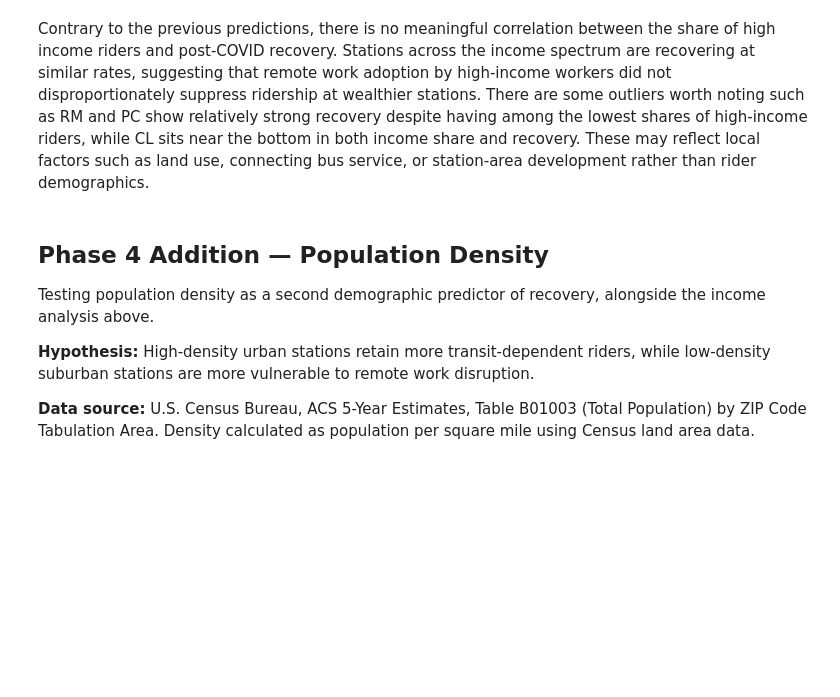
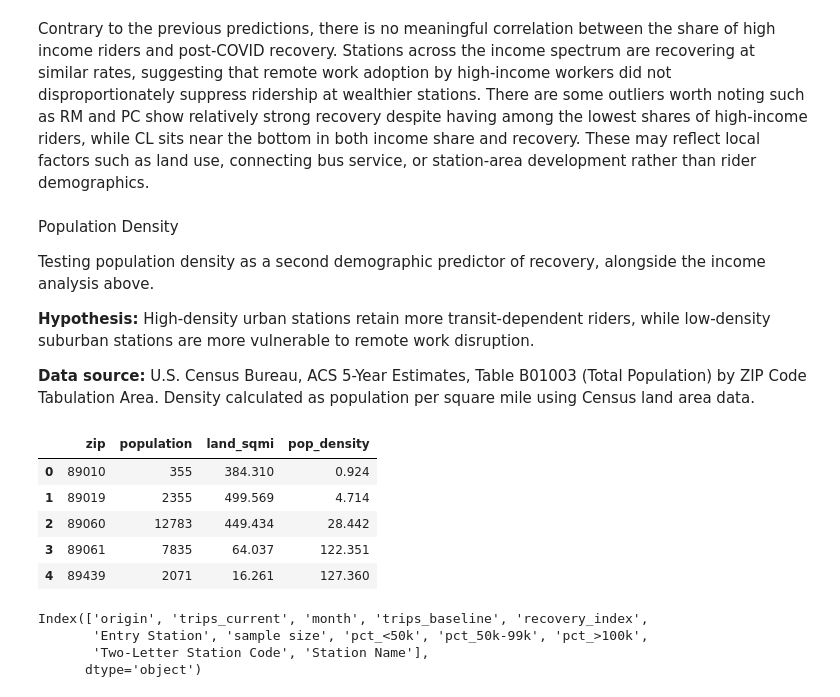
Before and after one commit to Shiv0406/BartProj, a Jupyter notebook: data-exploration.ipynb, the cells around one changed output. Drawn from its saved outputs; the diff is of its cells as text; code cells hidden in the pictures; blank space fills up the shorter version.

```diff
--- a/data-exploration.ipynb
+++ b/data-exploration.ipynb
@@ -957,7 +959,7 @@ plt.show()
 # %% [markdown]
 Contrary to the previous predictions, there is no meaningful correlation between the share of high income riders and post-COVID recovery. Stations across the income spectrum are recovering at similar rates, suggesting that remote work adoption by high-income workers did not disproportionately suppress ridership at wealthier stations. There are some outliers worth noting such as RM and PC show relatively strong recovery despite having among the lowest shares of high-income riders, while CL sits near the bottom in both income share and recovery. These may reflect local factors such as land use, connecting bus service, or station-area development rather than rider demographics.
 # %% [markdown]
-## Phase 4 Addition — Population Density
+Population Density
 
 Testing population density as a second demographic predictor of recovery,
 alongside the income analysis above.
@@ -969,3 +971,32 @@ work disruption.
 **Data source:** U.S. Census Bureau, ACS 5-Year Estimates, Table B01003
 (Total Population) by ZIP Code Tabulation Area. Density calculated as
 population per square mile using Census land area data.
+# %%
+pop_df = pd.read_csv("../Data/raw/population_zipcode_data_2023/ACSDT5Y2023.B01003-Data.csv", header = 0, skiprows = [1])
+
+pop_df["zip"] = pop_df["NAME"].str.extract(r"(\d{5})")
+
+pop_df = pop_df[["zip", "B01003_001E"]].rename(columns={"B01003_001E": "population"})
+
+gaz = pd.read_csv("../Data/raw/2023_Gaz_zcta_national.txt",
+                  sep="\t", dtype={"GEOID": str})
+gaz = gaz[["GEOID", "ALAND_SQMI"]].rename(columns={"GEOID": "zip", "ALAND_SQMI": "land_sqmi"})
+
+density_df = pop_df.merge(gaz, on = "zip")
+density_df["pop_density"] = density_df["population"].astype(float) / density_df["land_sqmi"]
+
+density_df.head()
+# %% [output]
+|  | zip | population | land_sqmi | pop_density |
+| 0 | 89010 | 355 | 384.310 | 0.924 |
+| 1 | 89019 | 2355 | 499.569 | 4.714 |
+| 2 | 89060 | 12783 | 449.434 | 28.442 |
+| 3 | 89061 | 7835 | 64.037 | 122.351 |
+| 4 | 89439 | 2071 | 16.261 | 127.360 |
+# %%
+station_recovery_2023.columns
+# %% [output]
+Index(['origin', 'trips_current', 'month', 'trips_baseline', 'recovery_index',
+       'Entry Station', 'sample size', 'pct_<50k', 'pct_50k-99k', 'pct_>100k',
+       'Two-Letter Station Code', 'Station Name'],
+      dtype='object')
```
Also changed, not shown: parts of 14 cells of this notebook.
